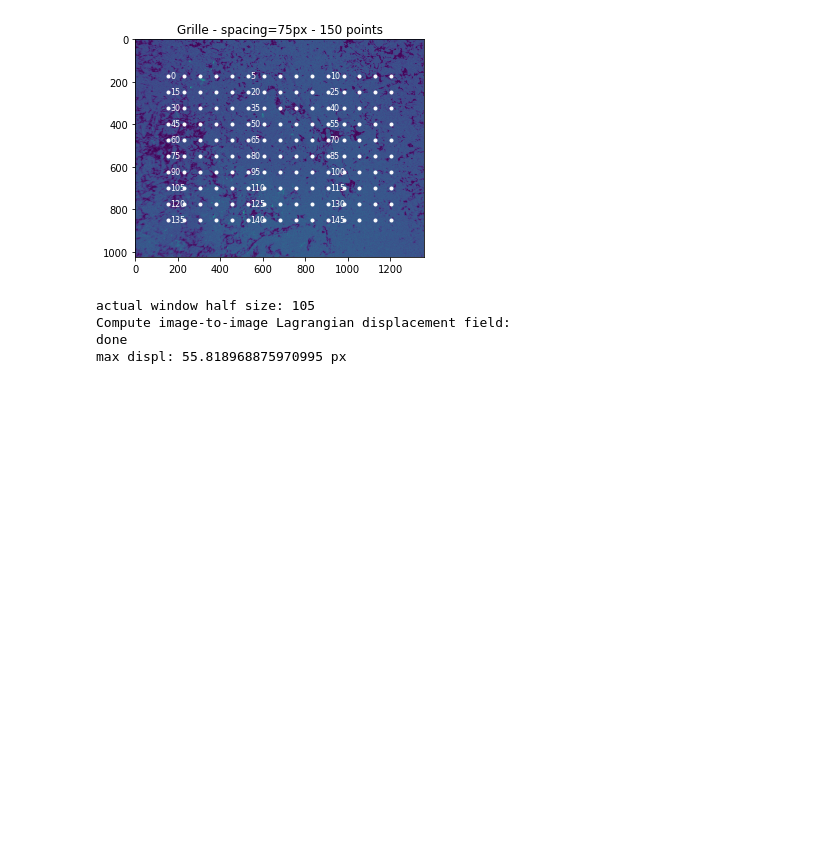
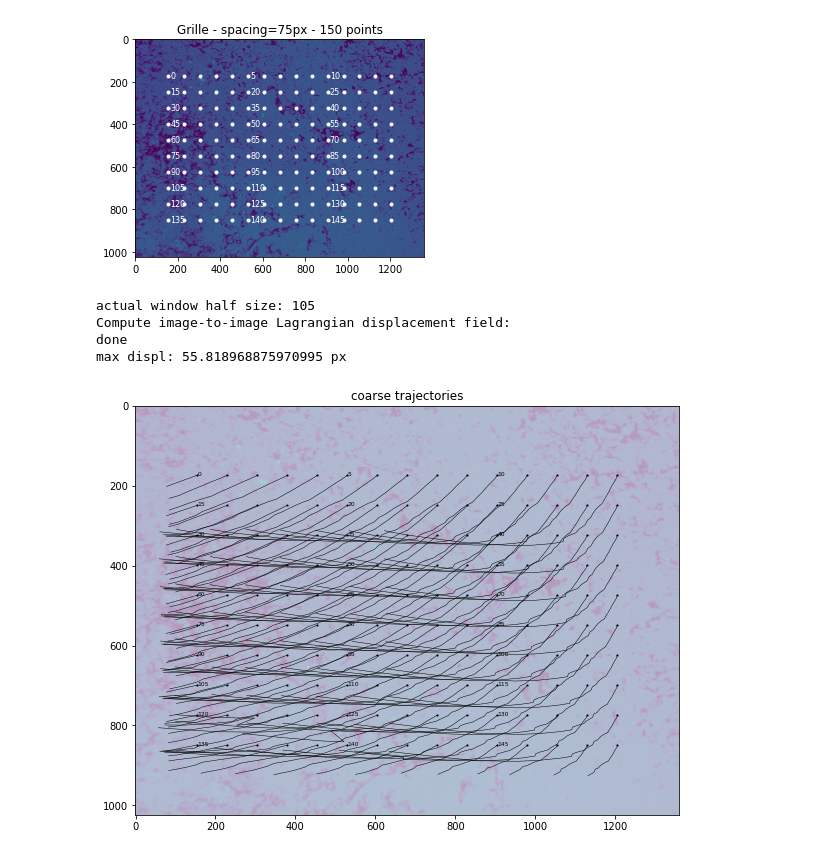
Before and after one commit to xdze2/stretchablecorr, a Jupyter notebook: run_corr.ipynb, the cells around one changed output. Cells and saved outputs as stored; diff of their text form; code cells hidden in the pictures; blank space fills up the shorter version.

```diff
--- a/run_corr.ipynb
+++ b/run_corr.ipynb
@@ -109,9 +93,11 @@ max displ: 55.818968875970995 px
 # %%
 coarse_trajectories = sc.integrate_displacement(displ_coarse) + points
 
 plt.figure(figsize=(10, 10*cube.shape[1]/cube.shape[2]));
-sc.plot_trajectories(coarse_trajectories, background=cube_last_first)
+sc.plot_trajectories(coarse_trajectories, background=cube[0])
 plt.title('coarse trajectories');
+# %% [output]
+[figure, added]
 # %%
 # ============
 #  Refinement
```
Also changed, not shown: parts of 11 cells of this notebook, 3 other files.
